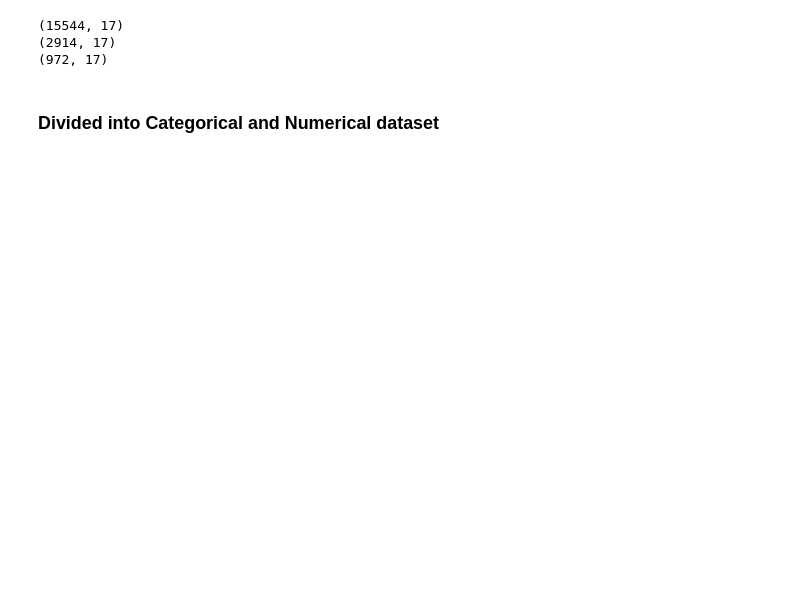
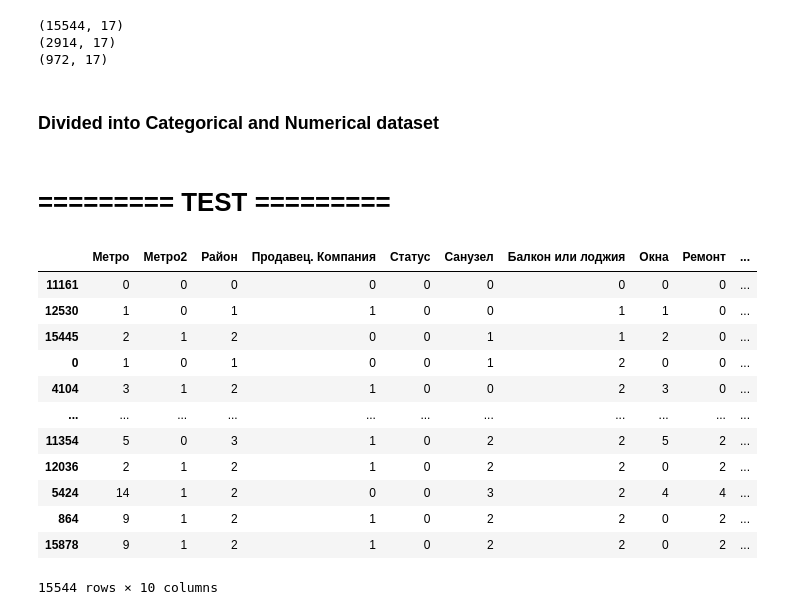
Before and after one commit to kuldii/avito_project, a Jupyter notebook: main.ipynb, the cells around one changed output. Drawn from its saved outputs; the diff is of its cells as text; code cells hidden in the pictures; blank space fills up the shorter version.

```diff
--- a/main.ipynb
+++ b/main.ipynb
@@ -101,3 +111,5 @@ main_df['Район'].fillna("Другой", inplace=True)
+# %%
+main_df['Продавец. Компания'] = main_df['Продавец. Компания'].apply(lambda x: 0 if str(x) == "Нет" else 1)
 # %% [markdown]
 #### Clean about 'Количество комнат'
 # %%
@@ -126,7 +125,7 @@ Name: count, dtype: int64
 # %% [markdown]
 #### Clean about 'Общая площадь, число'
 # %%
-main_df['Общая площадь, число'] = main_df['Общая площадь, число'].apply(lambda x: float(x.replace(",", ".")) if type(x) == str else int(x))
+main_df['Общая площадь, число'] = main_df['Общая площадь, число'].apply(lambda x: float(x.replace(",", ".")) if type(x) == str else float(x))
 # %% [markdown]
 #### Clean about 'Этаж'
 # %%
@@ -155,7 +154,5 @@ main_df['Тип дома'].fillna('Другой', inplace=True)
 # %% [markdown]
 #### Clean about 'Площадь кухни, число'
 # %%
-main_df['Площадь кухни, число'] = main_df['Площадь кухни, число'].apply(lambda x: float(x.replace(",", ".")) if type(x) == str else x)
-print("Data Null :" , main_df['Площадь кухни, число'].isna().sum())
-print("Data Mode :" , main_df['Площадь кухни, число'].mode()[0])
-main_df['Площадь кухни, число'].describe()
+main_df['Площадь кухни, число'] = main_df['Площадь кухни, число'].apply(lambda x: float(x.replace(",", ".")) if type(x) == str else float(x))
+main_df['Площадь кухни, число'].fillna(main_df['Площадь кухни, число'].mode()[0], inplace=True)
@@ -174,6 +159,2 @@ Name: Площадь кухни, число, dtype: float64
-# %%
-mode_number = round(main_df['Площадь кухни, число'].mode()[0], 1)
-mean_number = round(main_df['Площадь кухни, число'].mean(), 1)
-main_df['Площадь кухни, число'].fillna(np.random.randint(mode_number,mean_number+1), inplace=True)
 # %% [markdown]
 ### Split Dataset
@@ -201,3 +191,23 @@ test_num_df = test_df[numerical_columns]
 test_cat_df = test_df[categorical_columns]
 val_num_df = val_df[numerical_columns]
 val_cat_df = val_df[categorical_columns]
+# %% [markdown]
+# ========= TEST ========= #
+# %%
+new_train_df = train_df[numerical_columns + categorical_columns + [label]]
+new_train_df[categorical_columns] = new_train_df[categorical_columns].apply(lambda x: pd.factorize(x)[0])
+new_train_df[categorical_columns]
+# %% [output]
+|  | Метро | Метро2 | Район | Продавец. Компания | Статус | Санузел | Балкон или лоджия | Окна | Ремонт | ... |
+| 11161 | 0 | 0 | 0 | 0 | 0 | 0 | 0 | 0 | 0 | ... |
+| 12530 | 1 | 0 | 1 | 1 | 0 | 0 | 1 | 1 | 0 | ... |
+| 15445 | 2 | 1 | 2 | 0 | 0 | 1 | 1 | 2 | 0 | ... |
+| 0 | 1 | 0 | 1 | 0 | 0 | 1 | 2 | 0 | 0 | ... |
+| 4104 | 3 | 1 | 2 | 1 | 0 | 0 | 2 | 3 | 0 | ... |
+| ... | ... | ... | ... | ... | ... | ... | ... | ... | ... | ... |
+| 11354 | 5 | 0 | 3 | 1 | 0 | 2 | 2 | 5 | 2 | ... |
+| 12036 | 2 | 1 | 2 | 1 | 0 | 2 | 2 | 0 | 2 | ... |
+| 5424 | 14 | 1 | 2 | 0 | 0 | 3 | 2 | 4 | 4 | ... |
+| 864 | 9 | 1 | 2 | 1 | 0 | 2 | 2 | 0 | 2 | ... |
+| 15878 | 9 | 1 | 2 | 1 | 0 | 2 | 2 | 0 | 2 | ... |
+15544 rows × 10 columns
```
Also changed, not shown: parts of 12 cells of this notebook.
